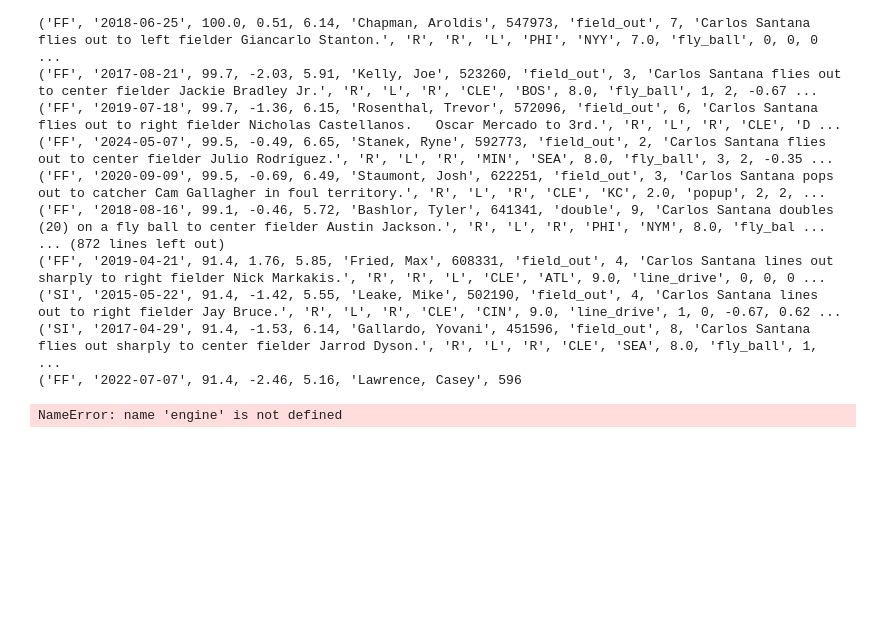
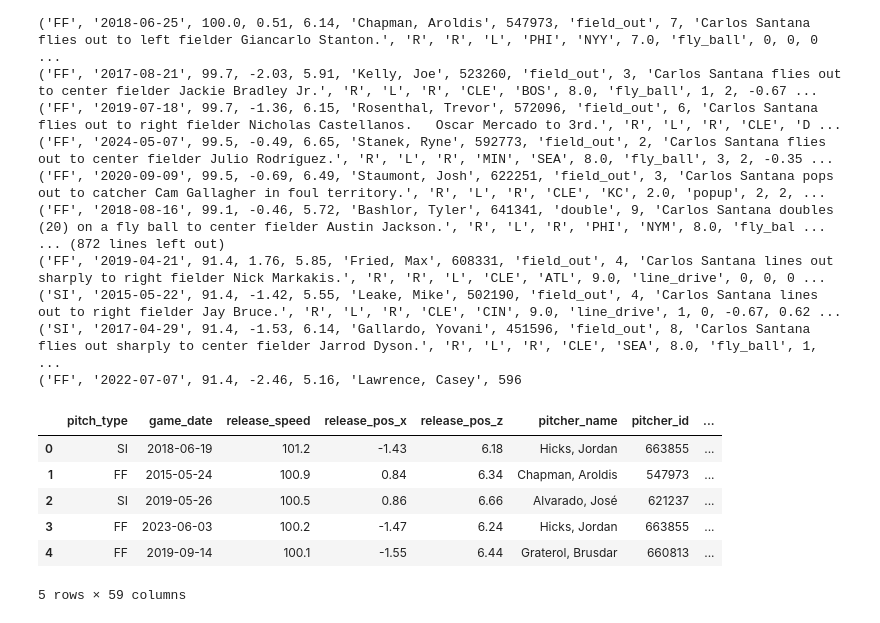
Before and after one commit to Matt-Heinen/DSC-540, a Jupyter notebook: Term Project/Heinen_DSC540_Milestone_5.ipynb, the cells around one changed output. Cells and saved outputs as stored; diff of their text form; code cells hidden in the pictures; blank space fills up the shorter version.

```diff
--- a/Term Project/Heinen_DSC540_Milestone_5.ipynb
+++ b/Term Project/Heinen_DSC540_Milestone_5.ipynb
@@ -76,11 +76,24 @@ conn.close()
 ('SI', '2015-05-22', 91.4, -1.42, 5.55, 'Leake, Mike', 502190, 'field_out', 4, 'Carlos Santana lines out to right fielder Jay Bruce.', 'R', 'L', 'R', 'CLE', 'CIN', 9.0, 'line_drive', 1, 0, -0.67, 0.62 ...
 ('SI', '2017-04-29', 91.4, -1.53, 6.14, 'Gallardo, Yovani', 451596, 'field_out', 8, 'Carlos Santana flies out sharply to center fielder Jarrod Dyson.', 'R', 'L', 'R', 'CLE', 'SEA', 8.0, 'fly_ball', 1, ...
 ('FF', '2022-07-07', 91.4, -2.46, 5.16, 'Lawrence, Casey', 596
-# %%
-# Read the table from the SQLite database into a pandas DataFrame
-df = pd.read_sql_query('SELECT * FROM carlos_balls_in_play', engine)
-
-# Print the DataFrame
-print(df)
-# %% [output]
-NameError: name 'engine' is not defined
+# %%
+import pandas as pd
+from sqlalchemy import create_engine
+
+# Create a connection to the SQLite database
+engine = create_engine('sqlite:///carlos.db')
+
+# Read the table from the SQLite database into a pandas DataFrames to view them.
+weather = pd.read_sql_table('weather', con=engine)
+bip = pd.read_sql_table('carlos_balls_in_play', con=engine)
+# %%
+weather.head()
+bip.head()
+# %% [output]
+|  | pitch_type | game_date | release_speed | release_pos_x | release_pos_z | pitcher_name | pitcher_id | ... |
+| 0 | SI | 2018-06-19 | 101.2 | -1.43 | 6.18 | Hicks, Jordan | 663855 | ... |
+| 1 | FF | 2015-05-24 | 100.9 | 0.84 | 6.34 | Chapman, Aroldis | 547973 | ... |
+| 2 | SI | 2019-05-26 | 100.5 | 0.86 | 6.66 | Alvarado, José | 621237 | ... |
+| 3 | FF | 2023-06-03 | 100.2 | -1.47 | 6.24 | Hicks, Jordan | 663855 | ... |
+| 4 | FF | 2019-09-14 | 100.1 | -1.55 | 6.44 | Graterol, Brusdar | 660813 | ... |
+5 rows × 59 columns
```
Also changed, not shown: parts of 2 cells of this notebook.
